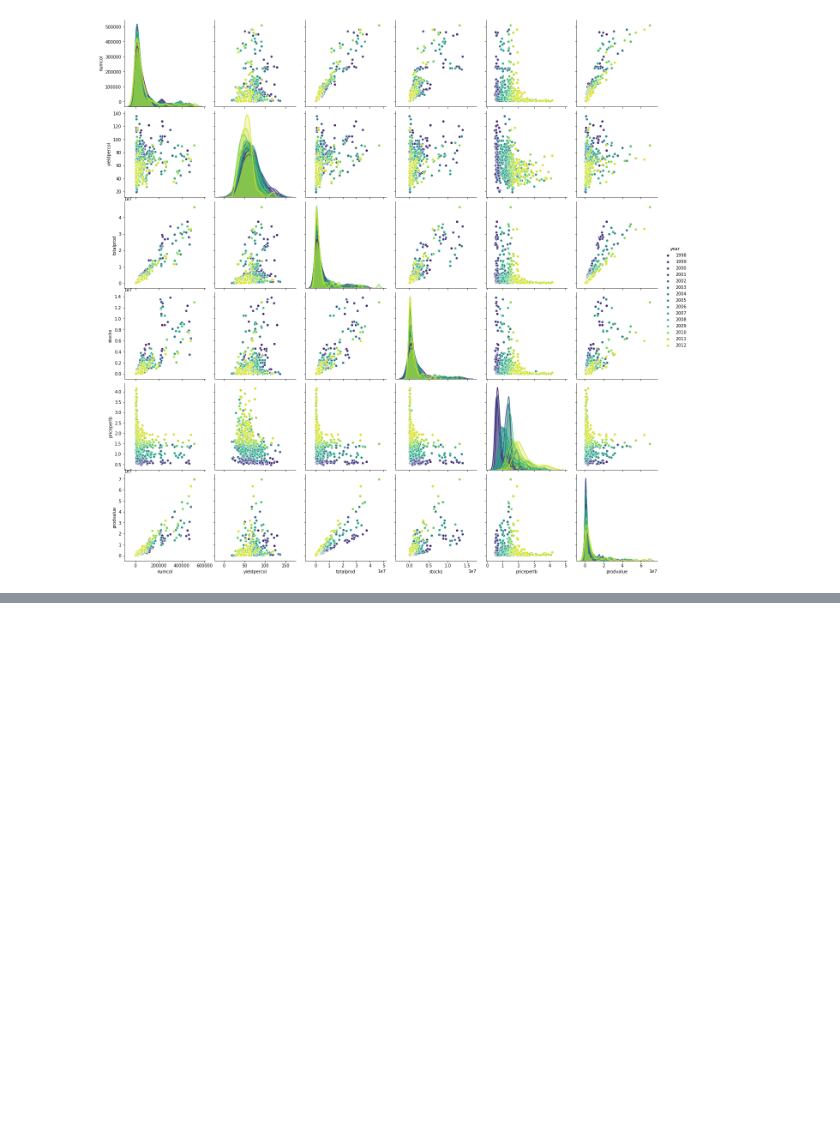
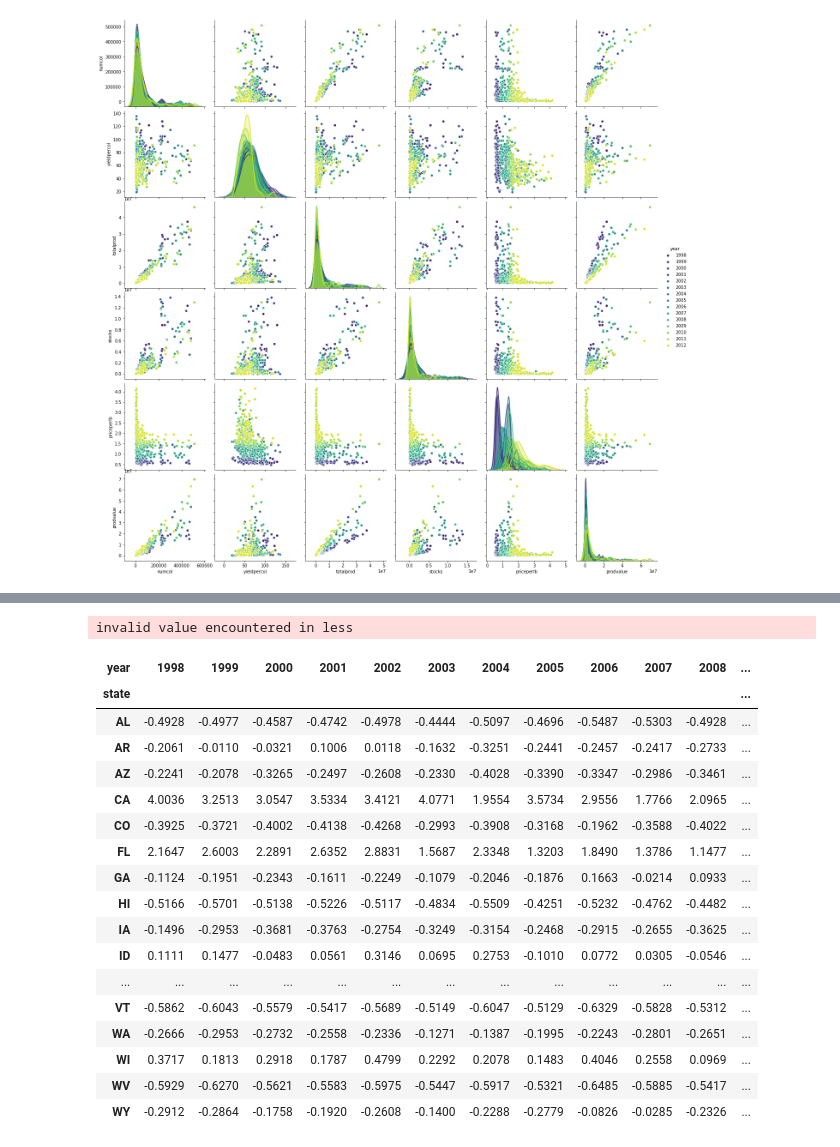
Before and after one commit to nonoumasy/honey-bee-production-1998-2012, a Jupyter notebook: Honey_Bee_Production_19989_2012.ipynb, the cells around one changed output, grey strips where cells are left out. Cells and saved outputs as stored; diff of their text form; code cells hidden in the pictures; blank space fills up the shorter version.

```diff
--- a/Honey_Bee_Production_19989_2012.ipynb
+++ b/Honey_Bee_Production_19989_2012.ipynb
@@ -157,0 +181,29 @@ crosstab_df.pct_change(axis=1).style.highlight_max().highlight_min(color='red')
+# %%
+
+
+#standard scale totalprod values
+ss = StandardScaler()
+honey_df_totalprod_scaled = ss.fit_transform(crosstab_df.iloc[:,0:])
+scaled_honey_df_totalprod = pd.DataFrame(honey_df_totalprod_scaled, columns=crosstab_df.columns)
+scaled_honey_df_totalprod.index = crosstab_df.index
+scaled_honey_df_totalprod.style.background_gradient(axis=1).format("{:.4f}")
+# %% [output]
+invalid value encountered in less
+| year | 1998 | 1999 | 2000 | 2001 | 2002 | 2003 | 2004 | 2005 | 2006 | 2007 | 2008 | ... |
+| state |  |  |  |  |  |  |  |  |  |  |  | ... |
+| AL | -0.4928 | -0.4977 | -0.4587 | -0.4742 | -0.4978 | -0.4444 | -0.5097 | -0.4696 | -0.5487 | -0.5303 | -0.4928 | ... |
+| AR | -0.2061 | -0.0110 | -0.0321 | 0.1006 | 0.0118 | -0.1632 | -0.3251 | -0.2441 | -0.2457 | -0.2417 | -0.2733 | ... |
+| AZ | -0.2241 | -0.2078 | -0.3265 | -0.2497 | -0.2608 | -0.2330 | -0.4028 | -0.3390 | -0.3347 | -0.2986 | -0.3461 | ... |
+| CA | 4.0036 | 3.2513 | 3.0547 | 3.5334 | 3.4121 | 4.0771 | 1.9554 | 3.5734 | 2.9556 | 1.7766 | 2.0965 | ... |
+| CO | -0.3925 | -0.3721 | -0.4002 | -0.4138 | -0.4268 | -0.2993 | -0.3908 | -0.3168 | -0.1962 | -0.3588 | -0.4022 | ... |
+| FL | 2.1647 | 2.6003 | 2.2891 | 2.6352 | 2.8831 | 1.5687 | 2.3348 | 1.3203 | 1.8490 | 1.3786 | 1.1477 | ... |
+| GA | -0.1124 | -0.1951 | -0.2343 | -0.1611 | -0.2249 | -0.1079 | -0.2046 | -0.1876 | 0.1663 | -0.0214 | 0.0933 | ... |
+| HI | -0.5166 | -0.5701 | -0.5138 | -0.5226 | -0.5117 | -0.4834 | -0.5509 | -0.4251 | -0.5232 | -0.4762 | -0.4482 | ... |
+| IA | -0.1496 | -0.2953 | -0.3681 | -0.3763 | -0.2754 | -0.3249 | -0.3154 | -0.2468 | -0.2915 | -0.2655 | -0.3625 | ... |
+| ID | 0.1111 | 0.1477 | -0.0483 | 0.0561 | 0.3146 | 0.0695 | 0.2753 | -0.1010 | 0.0772 | 0.0305 | -0.0546 | ... |
+| ... | ... | ... | ... | ... | ... | ... | ... | ... | ... | ... | ... | ... |
+| VT | -0.5862 | -0.6043 | -0.5579 | -0.5417 | -0.5689 | -0.5149 | -0.6047 | -0.5129 | -0.6329 | -0.5828 | -0.5312 | ... |
+| WA | -0.2666 | -0.2953 | -0.2732 | -0.2558 | -0.2336 | -0.1271 | -0.1387 | -0.1995 | -0.2243 | -0.2801 | -0.2651 | ... |
+| WI | 0.3717 | 0.1813 | 0.2918 | 0.1787 | 0.4799 | 0.2292 | 0.2078 | 0.1483 | 0.4046 | 0.2558 | 0.0969 | ... |
+| WV | -0.5929 | -0.6270 | -0.5621 | -0.5583 | -0.5975 | -0.5447 | -0.5917 | -0.5321 | -0.6485 | -0.5885 | -0.5417 | ... |
+| WY | -0.2912 | -0.2864 | -0.1758 | -0.1920 | -0.2608 | -0.1400 | -0.2288 | -0.2779 | -0.0826 | -0.0285 | -0.2326 | ... |
```
Also changed, not shown: parts of 38 cells of this notebook.
